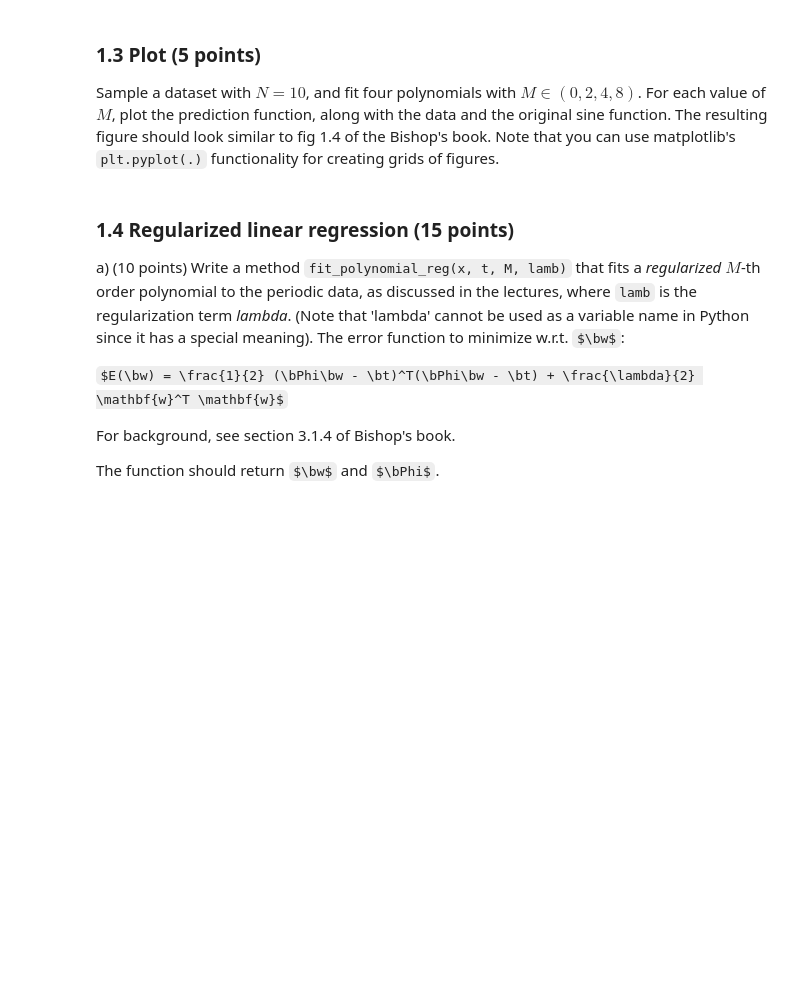
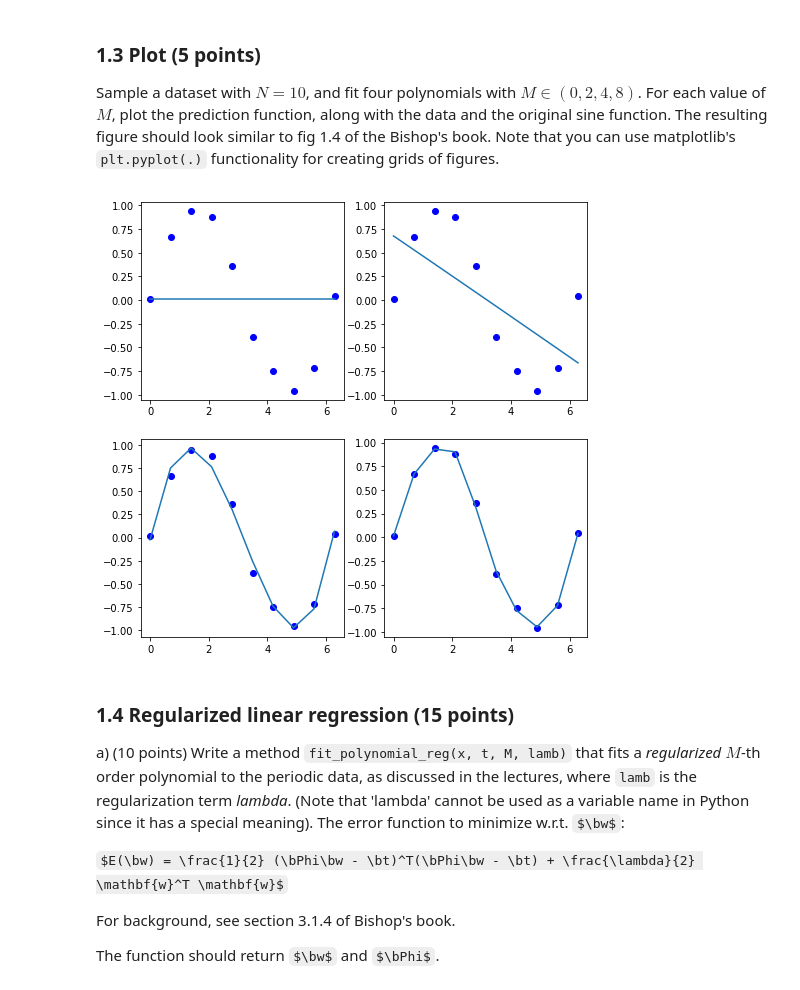
Before and after one commit to Evermeij/ML1, a Jupyter notebook: lab1.ipynb, the cells around one changed output. Cells and saved outputs as stored; diff of their text form; code cells hidden in the pictures; some formulas as TeX source; blank space fills up the shorter version.

```diff
--- a/lab1.ipynb
+++ b/lab1.ipynb
@@ -153,12 +152,28 @@ where $\bPhi$ is the _feature matrix_ (or _design matrix_) as explained in Bisho
 # %%
 def designmatrix(x, M): # it is highly recommended to write a helper function that computes Phi
     # YOUR CODE HERE
-    raise NotImplementedError()
+    #print(x)
+    #print(x.shape[0])
+    Phi = []
+    for j in range(0,M+1):
+        # Build the array sideways as list of lists
+        Phi.append(basis_function(x,j))
+    # Turn into np object and transpose
+    Phi = np.array(Phi).T
+    #print(Phi.shape)
+    #print(x.shape)
+    #print(Phi)
+    #print(x)
+    #raise NotImplementedError()
+    return Phi
+def basis_function(x,j):
+    return x**j
 
 def fit_polynomial(x, t, M):
     # YOUR CODE HERE
-    raise NotImplementedError()
-
+    Phi = designmatrix(x,M)
+    #raise NotImplementedError()
+    w_ml = np.dot(np.dot(np.linalg.inv(np.dot(Phi.T,Phi)),Phi.T),t)
     return w_ml, Phi
 # %%
 ### Test your function
@@ -180,3 +192,23 @@ raise NotImplementedError()
+# %%
+# YOUR CODE HERE
+N = 10
+M = [0,2,4,8]
+x,t = gen_sine(N)
+matplotlib.pyplot.figure(figsize=(8,8))
+for i in range(len(M)):
+    m = M[i]
+    w_ml,Phi = fit_polynomial(x,t,m)
+    #print(w_ml.shape)
+    #print(Phi.shape)
+    pred = np.dot(Phi,w_ml)
+    # Create figures
+    matplotlib.pyplot.subplot(2,2,i+1)
+    matplotlib.pyplot.plot(x,t,"bo",label="datapoints")
+    matplotlib.pyplot.plot(x,pred,label="M={}".format(m))
+    matplotlib.pyplot.
+#raise NotImplementedError()
+# %% [output]
+[figure, added]
 # %% [markdown]
 ### 1.4 Regularized linear regression (15 points)
 
```
Also changed, not shown: parts of 3 cells of this notebook.
